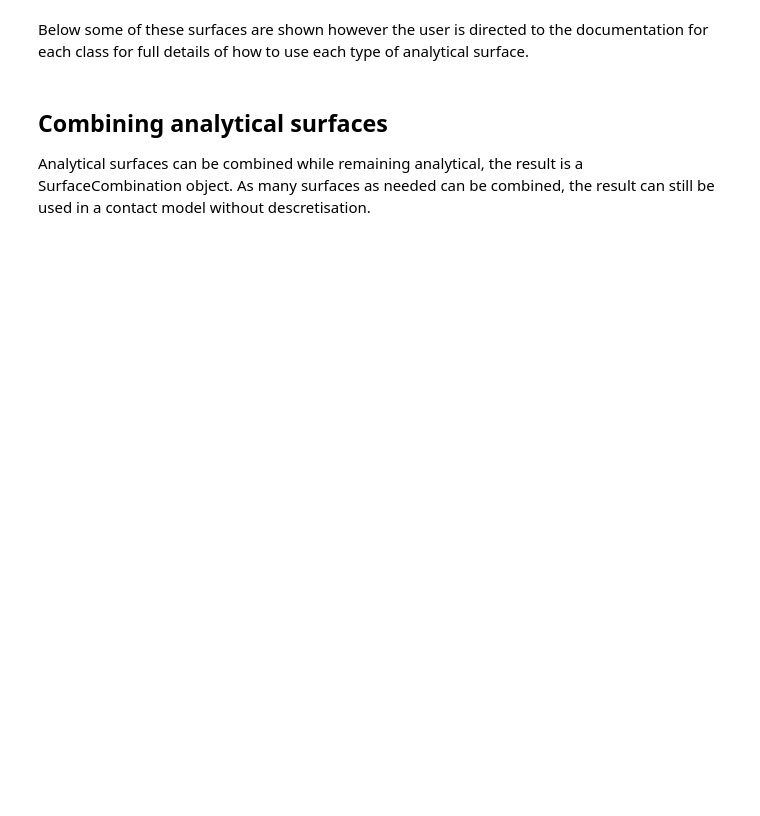
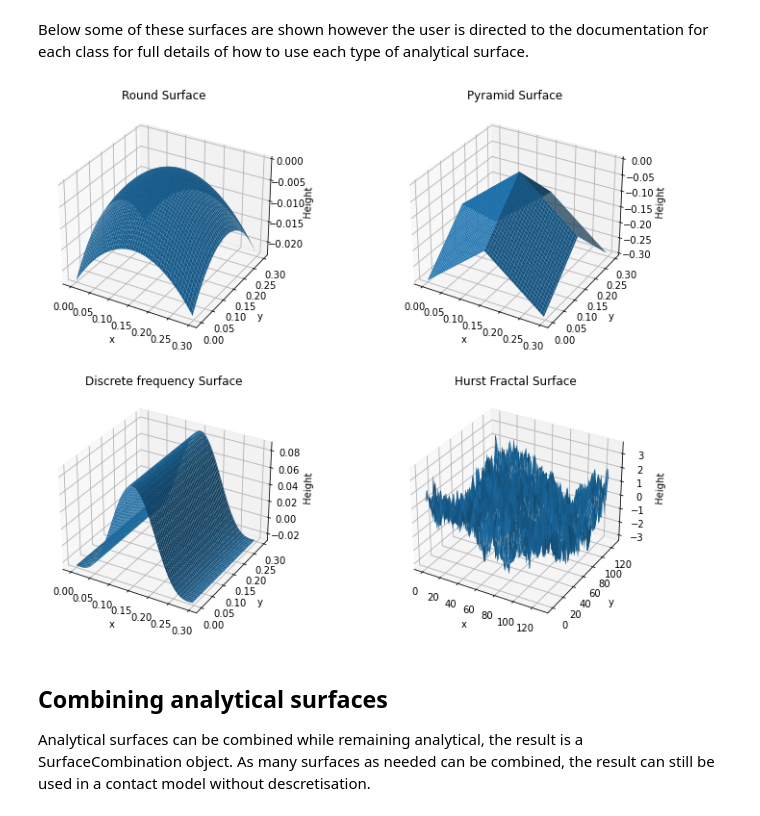
Before and after one commit to FrictionTribologyEnigma/slippy, a Jupyter notebook: examples/Analytical surfaces.ipynb, the cells around one changed output. Saved outputs shown, nothing was run; the diff lists cells and outputs as text; code cells hidden in the pictures; blank space fills up the shorter version.

```diff
--- a/examples/Analytical surfaces.ipynb
+++ b/examples/Analytical surfaces.ipynb
@@ -95,31 +100,33 @@ Below some of these surfaces are shown however the user is directed to the docum
 # %%
 import matplotlib.pyplot as plt
 
-fig = plt.figure(figsize=(15, 10))
+fig = plt.figure(figsize=(12, 10))
 
 # A round surface
 round_surface = S.RoundSurface((1,1,1), extent = (0.3,0.3))
 ax_0 = fig.add_subplot(221, projection='3d')
 round_surface.show('profile', 'surface', ax_0)
 ax_0.set_title('Round Surface')
 
 # A pyramid surface
 p_surface = S.PyramidSurface((1,1,1), extent = (0.3,0.3))
 ax_1 = fig.add_subplot(222, projection='3d')
 p_surface.show('profile', 'surface', ax_1)
 ax_1.set_title('Pyramid Surface')
 
 # A discrete frequency based surface
 df_surface = S.DiscFreqSurface([2, 4, 6], [0.05, 0.025, 0.0125], [0, 0, 0], extent = (0.3,0.3))
 ax_2 = fig.add_subplot(223, projection='3d')
 df_surface.show('profile', 'surface', ax_2)
 ax_2.set_title('Discrete frequency Surface')
 
 # A hurst fractal surface
 hf_surface = S.HurstFractalSurface(1, 0.2, shape = (128,128), grid_spacing = 1, generate = True)
 ax_3 = fig.add_subplot(224, projection='3d')
 hf_surface.show('profile', 'surface', ax_3)
 _ = ax_3.set_title('Hurst Fractal Surface')
+# %% [output]
+[figure, added]
 # %% [markdown]
 ## Combining analytical surfaces
 Analytical surfaces can be combined while remaining analytical, the result is a SurfaceCombination object. As many surfaces as needed can be combined, the result can still be used in a contact model without descretisation.
```
Also changed, not shown: parts of 9 cells of this notebook, 35 other files.
